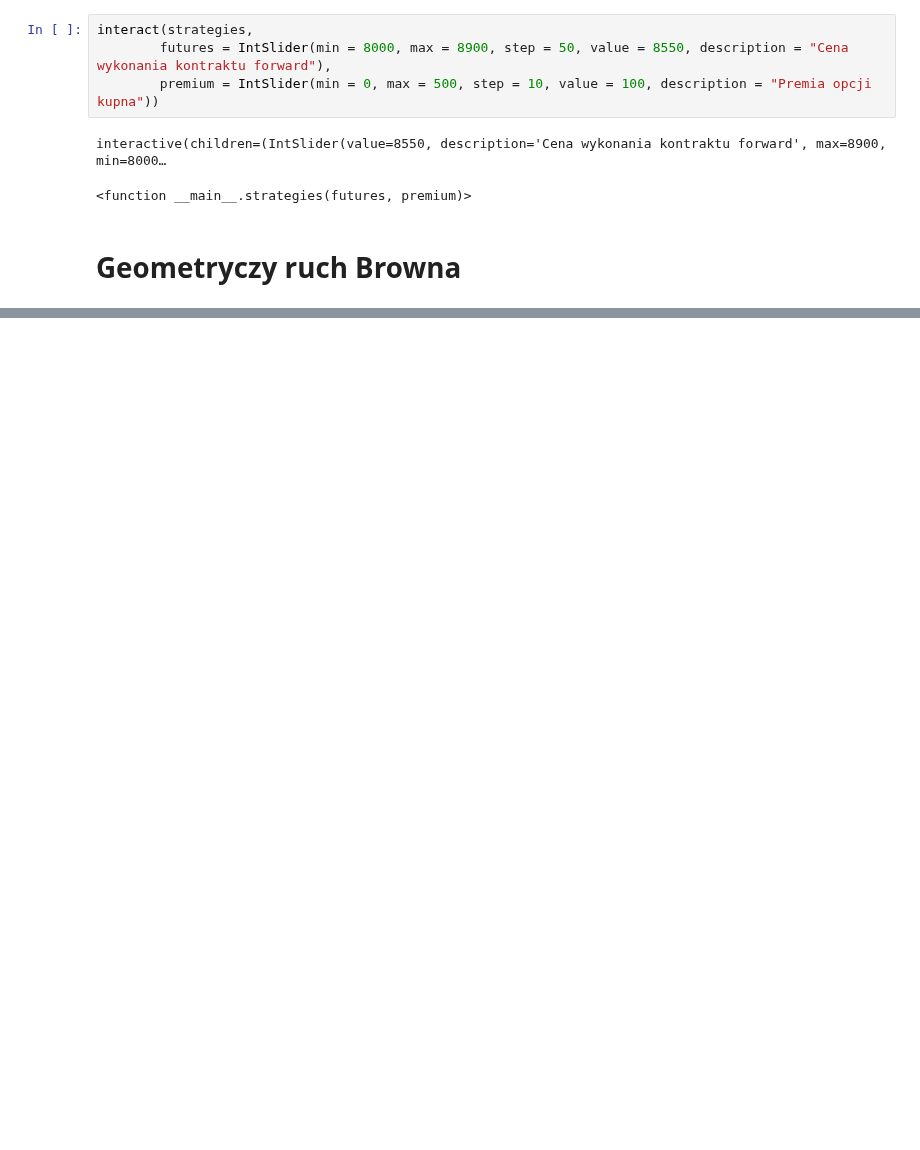
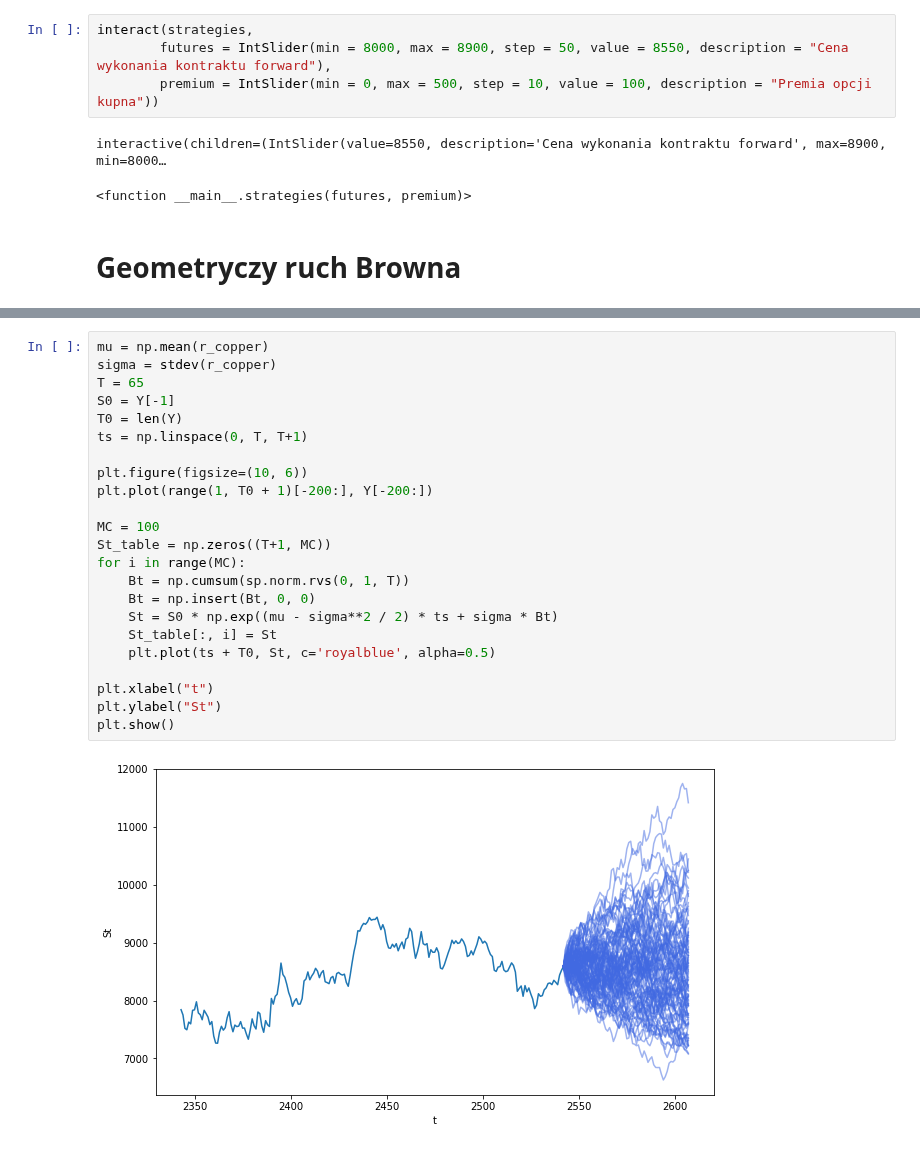
Before and after one commit to Szymex49/NVIDIA_risk_management, a Jupyter notebook: Raport_5/Malec.ipynb, the cells around one changed output, grey strips where cells are left out. Saved outputs shown, nothing was run; the diff lists cells and outputs as text; blank space fills up the shorter version.

```diff
--- a/Raport_5/Malec.ipynb
+++ b/Raport_5/Malec.ipynb
@@ -84,0 +87,25 @@ plt.show()
+# %%
+mu = np.mean(r_copper)
+sigma = stdev(r_copper)
+T = 65
+S0 = Y[-1]
+T0 = len(Y)
+ts = np.linspace(0, T, T+1)
+
+plt.figure(figsize=(10, 6))
+plt.plot(range(1, T0 + 1)[-200:], Y[-200:])
+
+MC = 100
+St_table = np.zeros((T+1, MC))
+for i in range(MC):
+    Bt = np.cumsum(sp.norm.rvs(0, 1, T))
+    Bt = np.insert(Bt, 0, 0)
+    St = S0 * np.exp((mu - sigma**2 / 2) * ts + sigma * Bt)
+    St_table[:, i] = St
+    plt.plot(ts + T0, St, c='royalblue', alpha=0.5)
+
+plt.xlabel("t")
+plt.ylabel("St")
+plt.show()
+# %% [output]
+[figure, added]
```
Also changed, not shown: parts of 17 cells of this notebook.
